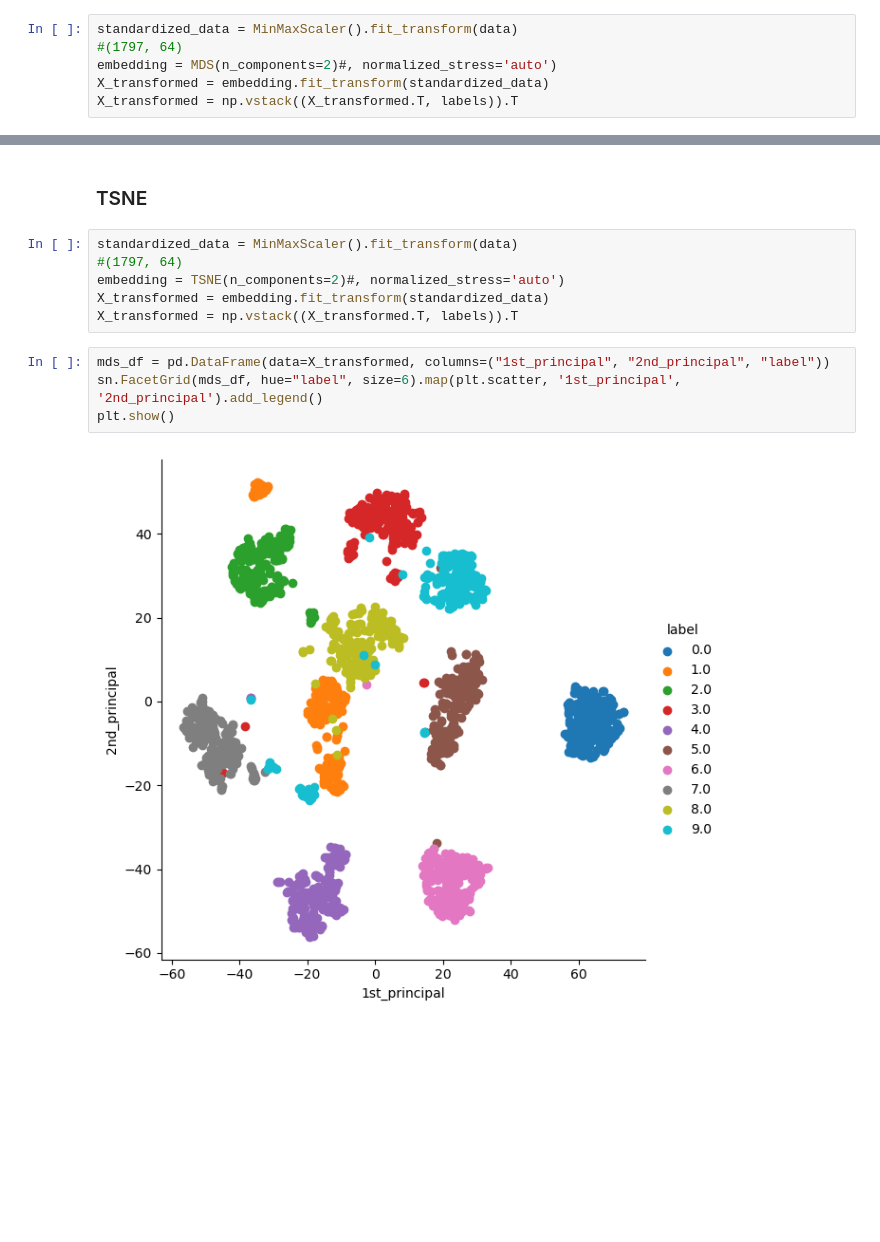
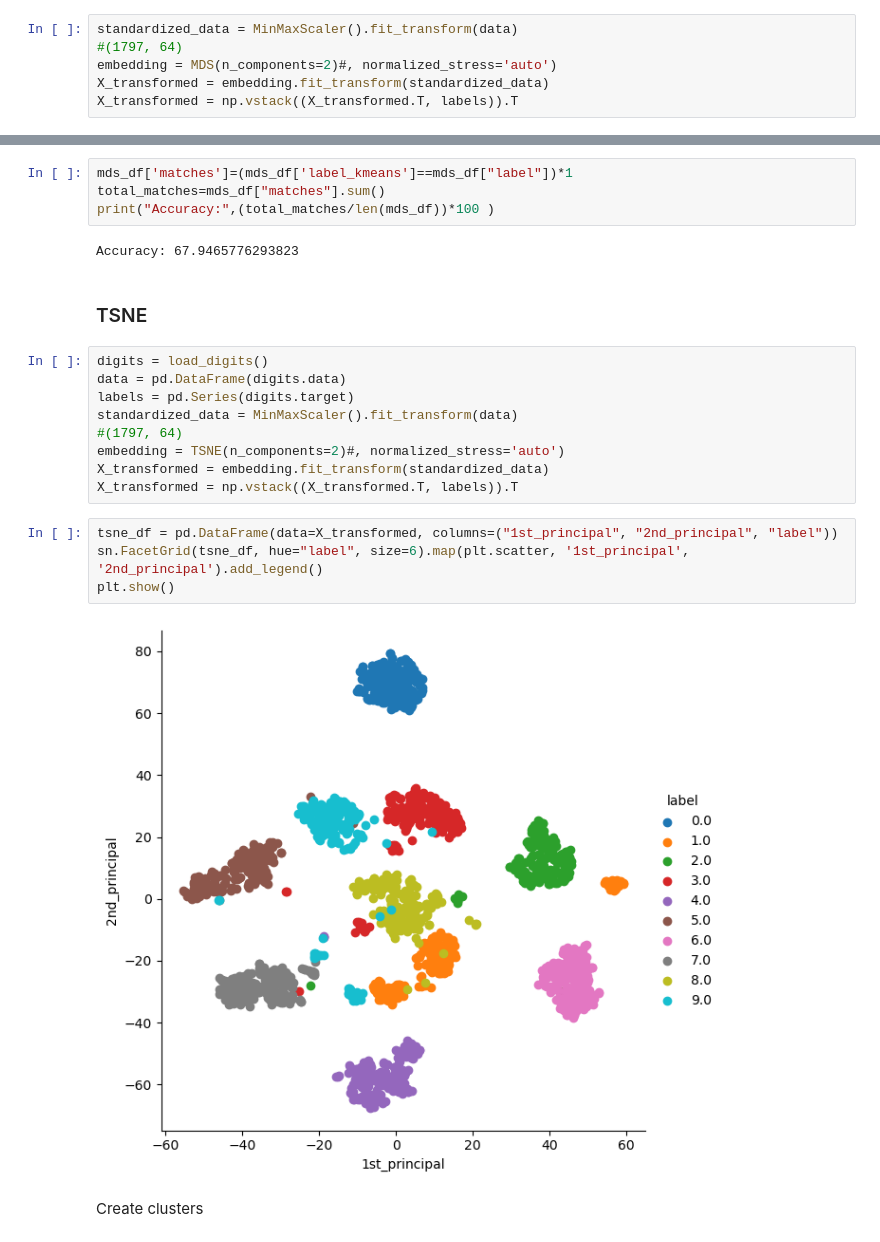
Before and after one commit to afrincon2/Computational_linear_algebra, a Jupyter notebook: pca_msd_tSNE.ipynb, the cells around one changed output, grey strips where cells are left out. Cells and saved outputs as stored; diff of their text form; blank space fills up the shorter version.

```diff
--- a/pca_msd_tSNE.ipynb
+++ b/pca_msd_tSNE.ipynb
@@ -58,14 +110,25 @@ plt.show()
+# %%
+mds_df['matches']=(mds_df['label_kmeans']==mds_df["label"])*1
+total_matches=mds_df["matches"].sum()
+print("Accuracy:",(total_matches/len(mds_df))*100 )
+# %% [output]
+Accuracy: 67.9465776293823
 # %% [markdown]
 ### TSNE
 # %%
+digits = load_digits()
+data = pd.DataFrame(digits.data)
+labels = pd.Series(digits.target)
 standardized_data = MinMaxScaler().fit_transform(data)
 #(1797, 64)
 embedding = TSNE(n_components=2)#, normalized_stress='auto')
 X_transformed = embedding.fit_transform(standardized_data)
 X_transformed = np.vstack((X_transformed.T, labels)).T
 # %%
-mds_df = pd.DataFrame(data=X_transformed, columns=("1st_principal", "2nd_principal", "label"))
-sn.FacetGrid(mds_df, hue="label", size=6).map(plt.scatter, '1st_principal', '2nd_principal').add_legend()
+tsne_df = pd.DataFrame(data=X_transformed, columns=("1st_principal", "2nd_principal", "label"))
+sn.FacetGrid(tsne_df, hue="label", size=6).map(plt.scatter, '1st_principal', '2nd_principal').add_legend()
 plt.show()
 # %% [output]
-[figure, old version]
+[figure, new version]
+# %% [markdown]
+Create clusters
```
Also changed, not shown: parts of 17 cells of this notebook.
